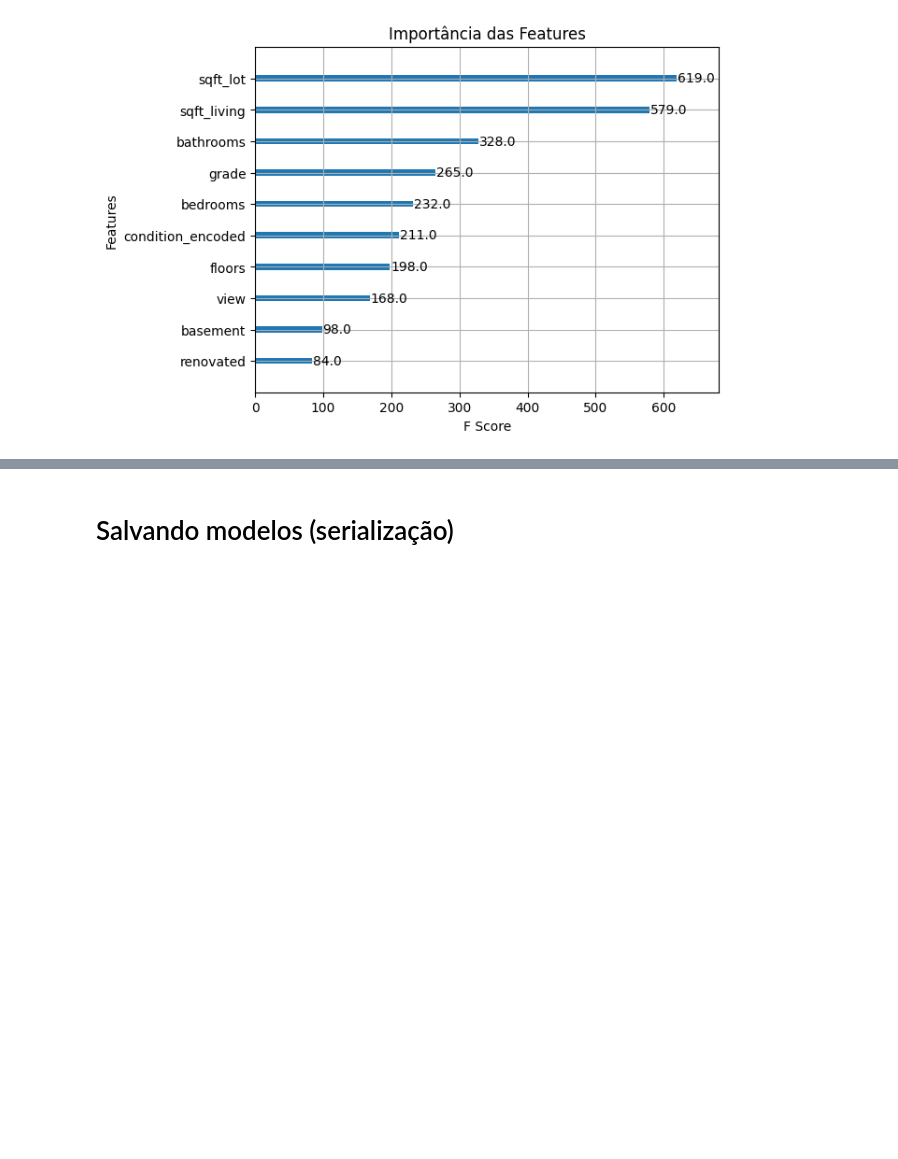
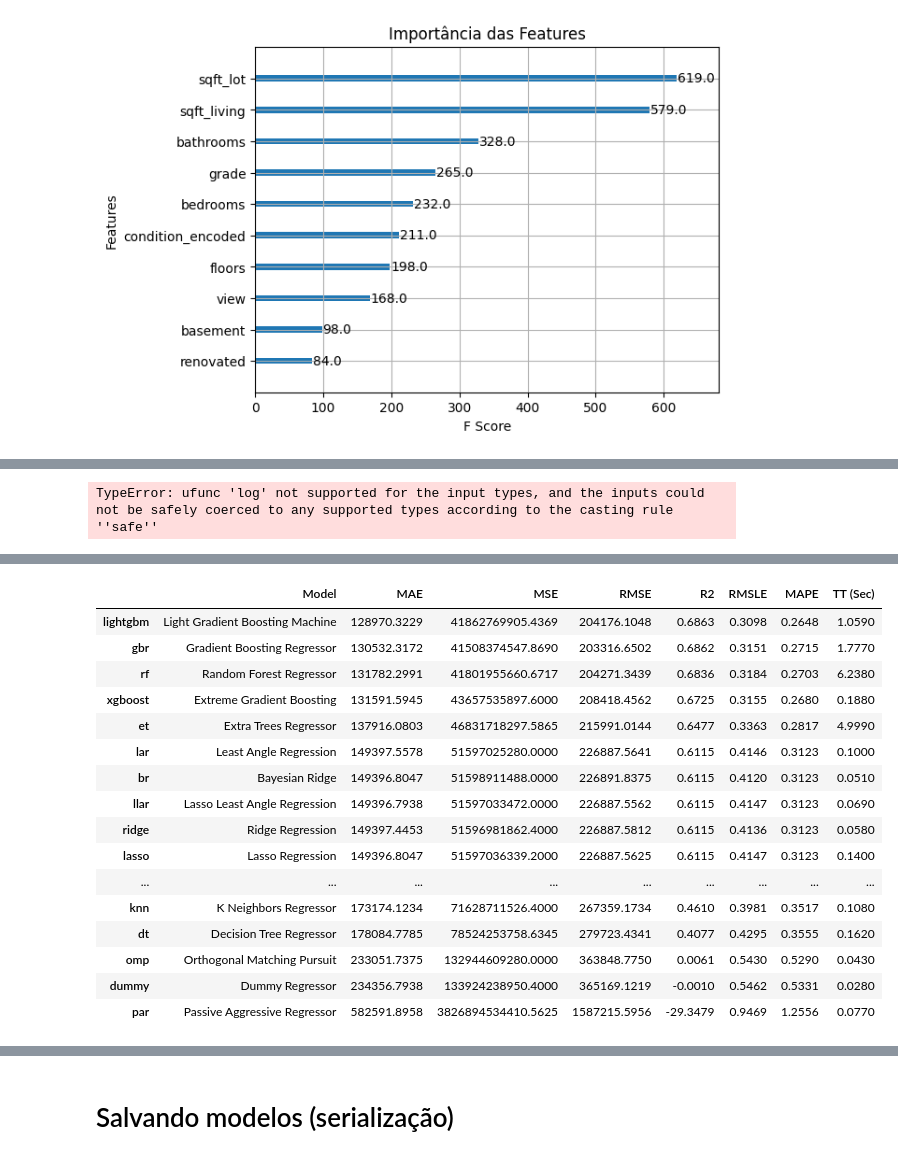
Before and after one commit to letpires/HousePrediction, a Jupyter notebook: HousePrediction.ipynb, the cells around one changed output, grey strips where cells are left out. Cells and saved outputs as stored; diff of their text form; code cells hidden in the pictures; blank space fills up the shorter version.

```diff
--- a/HousePrediction.ipynb
+++ b/HousePrediction.ipynb
@@ -1285,0 +1209,10 @@ RMSE no conjunto de teste: 0.32594831193807233
+# %%
+from pycaret.regression import *
+
+# Configurar o PyCaret para classificação (substitua 'coluna_alvo' pelo nome da sua coluna alvo)
+clf_setup = setup(df_limpo, target='price', preprocess=True)
+# %% [output]
+TypeError: ufunc 'log' not supported for the input types, and the inputs could not be safely coerced to any supported types according to the casting rule ''safe''
+# %%
+best_model = compare_models()
+# %% [output]
@@ -1285,0 +1220,17 @@ RMSE no conjunto de teste: 0.32594831193807233
+|  | Model | MAE | MSE | RMSE | R2 | RMSLE | MAPE | TT (Sec) |
+| lightgbm | Light Gradient Boosting Machine | 128970.3229 | 41862769905.4369 | 204176.1048 | 0.6863 | 0.3098 | 0.2648 | 1.0590 |
+| gbr | Gradient Boosting Regressor | 130532.3172 | 41508374547.8690 | 203316.6502 | 0.6862 | 0.3151 | 0.2715 | 1.7770 |
+| rf | Random Forest Regressor | 131782.2991 | 41801955660.6717 | 204271.3439 | 0.6836 | 0.3184 | 0.2703 | 6.2380 |
+| xgboost | Extreme Gradient Boosting | 131591.5945 | 43657535897.6000 | 208418.4562 | 0.6725 | 0.3155 | 0.2680 | 0.1880 |
+| et | Extra Trees Regressor | 137916.0803 | 46831718297.5865 | 215991.0144 | 0.6477 | 0.3363 | 0.2817 | 4.9990 |
+| lar | Least Angle Regression | 149397.5578 | 51597025280.0000 | 226887.5641 | 0.6115 | 0.4146 | 0.3123 | 0.1000 |
+| br | Bayesian Ridge | 149396.8047 | 51598911488.0000 | 226891.8375 | 0.6115 | 0.4120 | 0.3123 | 0.0510 |
+| llar | Lasso Least Angle Regression | 149396.7938 | 51597033472.0000 | 226887.5562 | 0.6115 | 0.4147 | 0.3123 | 0.0690 |
+| ridge | Ridge Regression | 149397.4453 | 51596981862.4000 | 226887.5812 | 0.6115 | 0.4136 | 0.3123 | 0.0580 |
+| lasso | Lasso Regression | 149396.8047 | 51597036339.2000 | 226887.5625 | 0.6115 | 0.4147 | 0.3123 | 0.1400 |
+| ... | ... | ... | ... | ... | ... | ... | ... | ... |
+| knn | K Neighbors Regressor | 173174.1234 | 71628711526.4000 | 267359.1734 | 0.4610 | 0.3981 | 0.3517 | 0.1080 |
+| dt | Decision Tree Regressor | 178084.7785 | 78524253758.6345 | 279723.4341 | 0.4077 | 0.4295 | 0.3555 | 0.1620 |
+| omp | Orthogonal Matching Pursuit | 233051.7375 | 132944609280.0000 | 363848.7750 | 0.0061 | 0.5430 | 0.5290 | 0.0430 |
+| dummy | Dummy Regressor | 234356.7938 | 133924238950.4000 | 365169.1219 | -0.0010 | 0.5462 | 0.5331 | 0.0280 |
+| par | Passive Aggressive Regressor | 582591.8958 | 3826894534410.5625 | 1587215.5956 | -29.3479 | 0.9469 | 1.2556 | 0.0770 |
```
Also changed, not shown: parts of 70 cells of this notebook, 1 other file.
